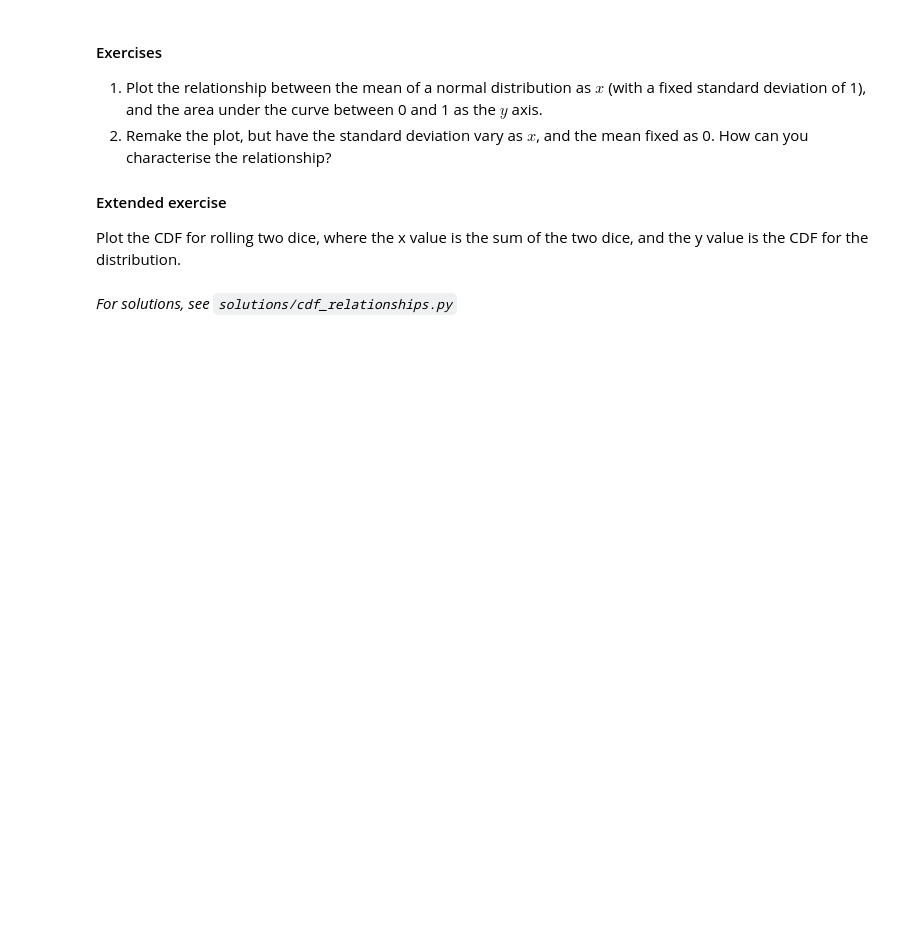
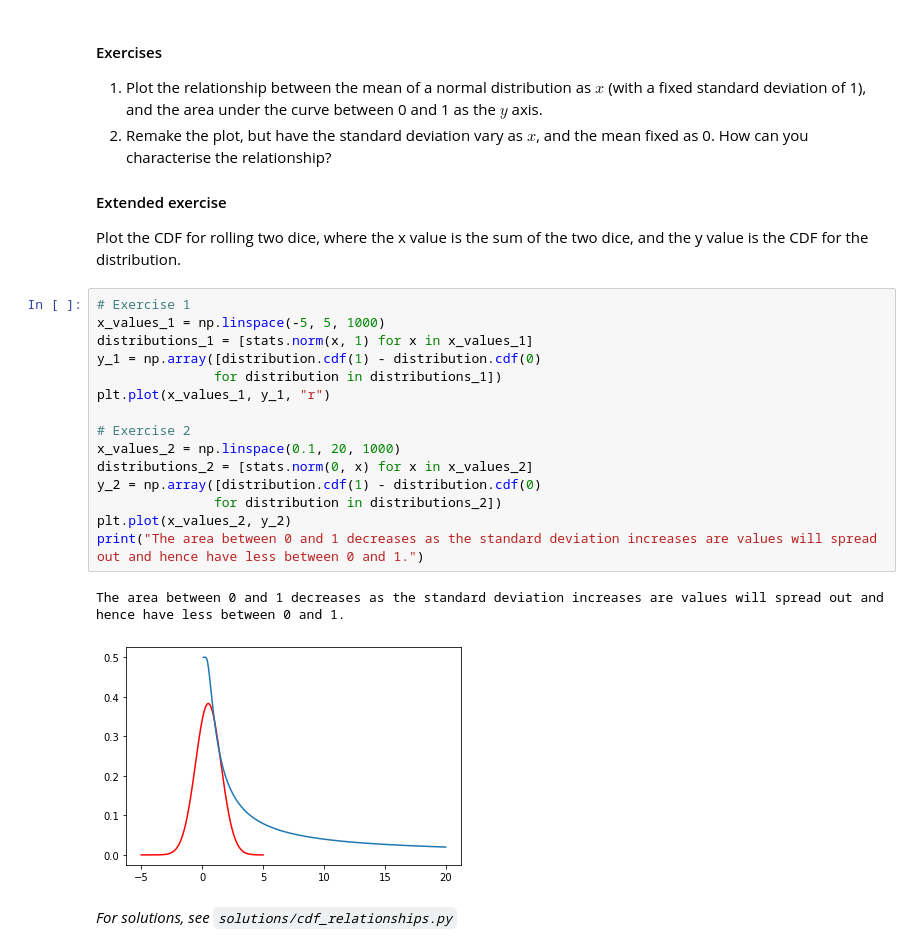
Before and after one commit to PythonCharmers/QuantFinance, a Jupyter notebook: notebooks/Module 1.1.2 - Distributions.ipynb, the cells around one changed output. Drawn from its saved outputs; the diff is of its cells as text; blank space fills up the shorter version.

Commit message:
Module 1.1.2 - Distributions: Exercises

```diff
--- a/notebooks/Module 1.1.2 - Distributions.ipynb
+++ b/notebooks/Module 1.1.2 - Distributions.ipynb
@@ -317,5 +375,23 @@ For a discrete distribution, the graph is still increasing, but represents a "st
 #### Extended exercise
 
 Plot the CDF for rolling two dice, where the x value is the sum of the two dice, and the y value is the CDF for the distribution.
+# %%
+# Exercise 1
+x_values_1 = np.linspace(-5, 5, 1000)
+distributions_1 = [stats.norm(x, 1) for x in x_values_1]
+y_1 = np.array([distribution.cdf(1) - distribution.cdf(0)
+               for distribution in distributions_1])
+plt.plot(x_values_1, y_1, "r")
+
+# Exercise 2
+x_values_2 = np.linspace(0.1, 20, 1000)
+distributions_2 = [stats.norm(0, x) for x in x_values_2]
+y_2 = np.array([distribution.cdf(1) - distribution.cdf(0)
+               for distribution in distributions_2])
+plt.plot(x_values_2, y_2)
+print("The area between 0 and 1 decreases as the standard deviation increases are values will spread out and hence have less between 0 and 1.")
+# %% [output]
+The area between 0 and 1 decreases as the standard deviation increases are values will spread out and hence have less between 0 and 1.
+[figure, added]
 # %% [markdown]
 *For solutions, see `solutions/cdf_relationships.py`*
```
Also changed, not shown: parts of 18 cells of this notebook.
